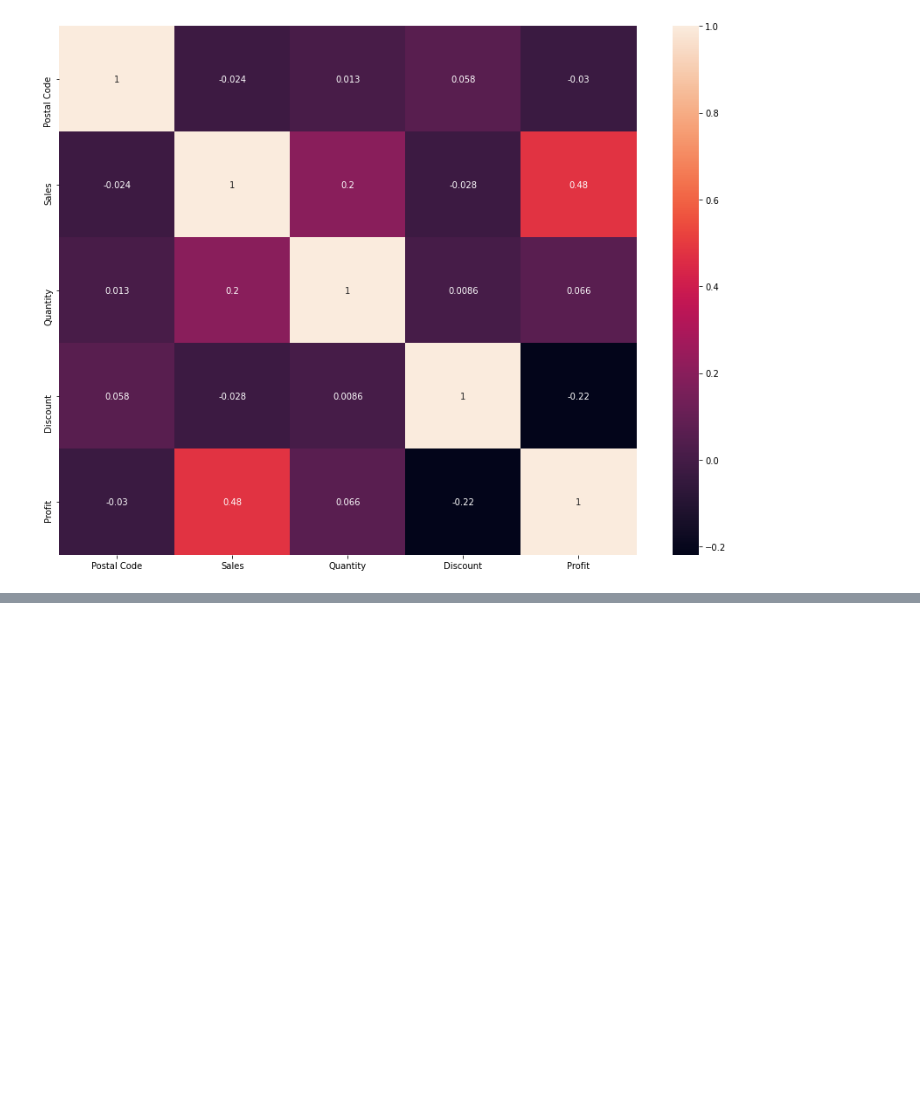
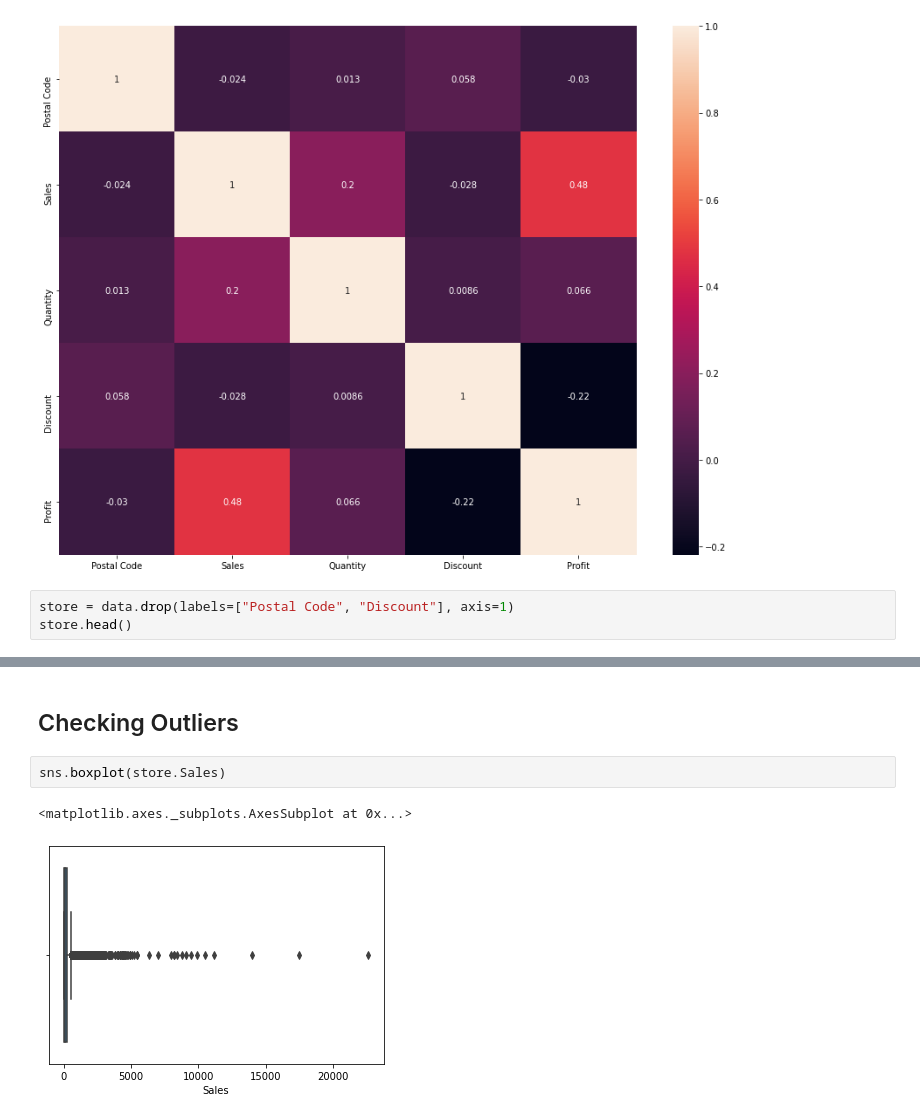
Before and after one commit to AnchitSharma/Data_Analysis_using_datasets, a Jupyter notebook: basic_analytics_on_sampleSuperstore_dataset.ipynb, the cells around one changed output, grey strips where cells are left out. Cells and saved outputs as stored; diff of their text form; blank space fills up the shorter version.

```diff
--- a/basic_analytics_on_sampleSuperstore_dataset.ipynb
+++ b/basic_analytics_on_sampleSuperstore_dataset.ipynb
@@ -163,3 +168,6 @@ sns.heatmap(data.corr(), annot=True)
 plt.tight_layout()
 # %% [output]
 [figure]
+# %%
+store = data.drop(labels=["Postal Code", "Discount"], axis=1)
+store.head()
@@ -165,0 +193,7 @@ plt.tight_layout()
+# %% [markdown]
+## Checking Outliers
+# %%
+sns.boxplot(store.Sales)
+# %% [output]
+<matplotlib.axes._subplots.AxesSubplot at 0x...>
+[figure, added]
```
Also changed, not shown: parts of 25 cells of this notebook.
